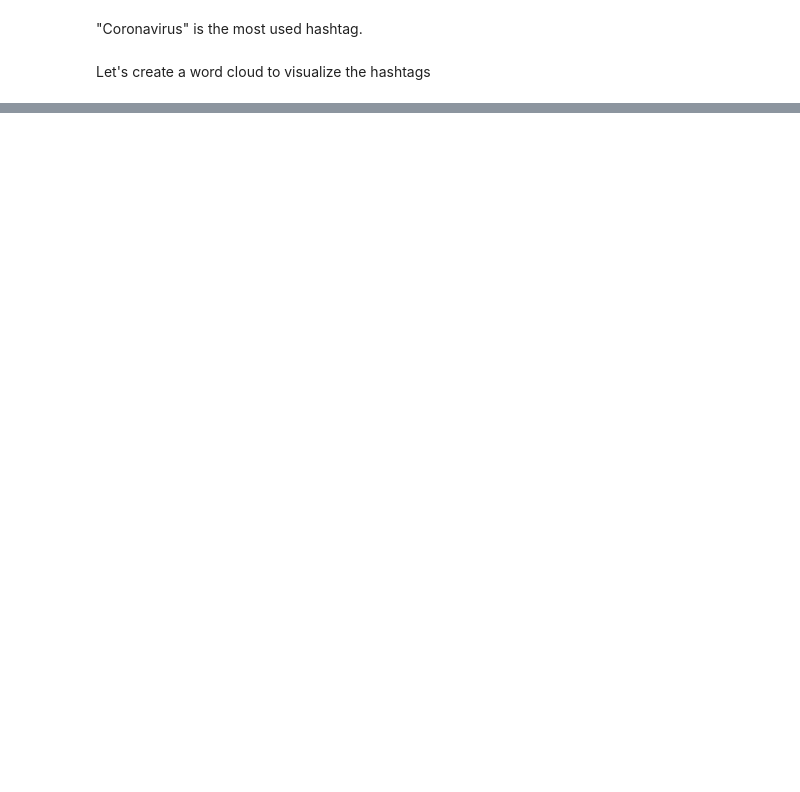
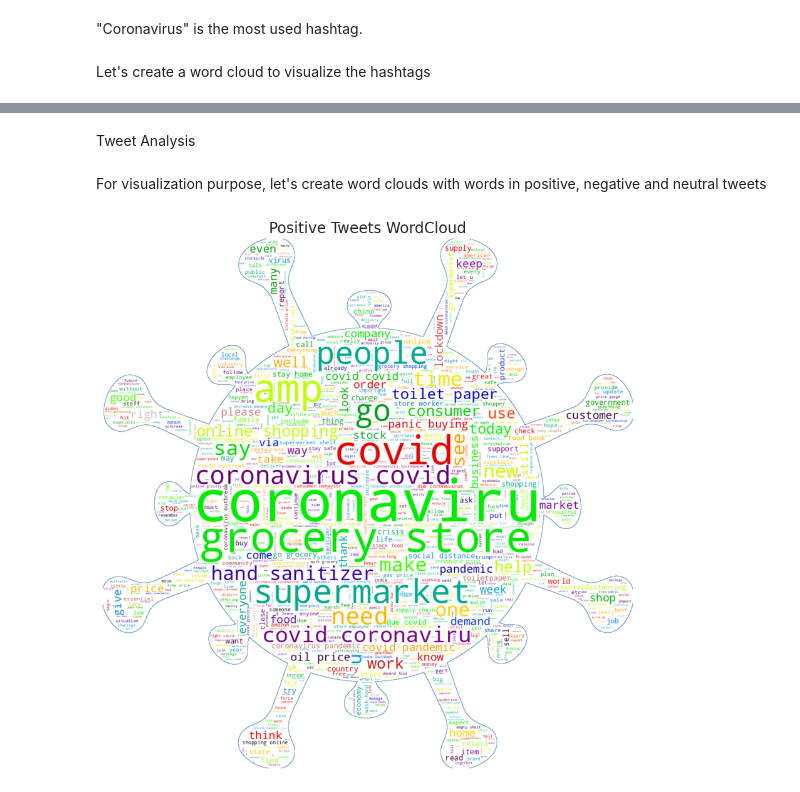
Before and after one commit to harsh15998/classification, a Jupyter notebook: Welcome_To_Colaboratory.ipynb, the cells around one changed output, grey strips where cells are left out. Drawn from its saved outputs; the diff is of its cells as text; code cells hidden in the pictures; blank space fills up the shorter version.

```diff
--- a/Welcome_To_Colaboratory.ipynb
+++ b/Welcome_To_Colaboratory.ipynb
@@ -428,0 +602,9 @@ df.head()
+# %%
+lemmatizer = WordNetLemmatizer()
+
+def lemmatize_text(text):
+  word_list = word_tokenize(text)
+  lemmatized_string = ' '.join([lemmatizer.lemmatize(w , get_wordnet_pos(w)) for w in word_list])
+  return lemmatized_string
+# %%
+df["lemmatized_tweet"] = df["cleaned tweet"].apply(lemmatize_text)
@@ -428,0 +615,4 @@ df.head()
+# %% [markdown]
+Tweet Analysis
+# %% [markdown]
+For visualization purpose, let's create word clouds with words in positive, negative and neutral tweets
@@ -428,0 +621,37 @@ df.head()
+# %%
+def word_cloud(tweetSentiment):
+  import requests
+  "Function to show wordcloud for any textual column"
+
+  # storing words from all tweets
+  all_words = ' '.join([text for text in df['lemmatized_tweet'] ])
+
+  #Storing the url of the image that we will use to mask wordcloud
+  url = "https://images2.imgbox.com/e0/3c/d7SAy9mI_o.png"
+
+  img = Image.open(requests.get(url, stream=True).raw)
+
+  # converting PIL images into NumPy arrays
+  virusMask = np.array(img)
+
+  from wordcloud import WordCloud
+  wordcloud = WordCloud(width=2000, height=1000, max_font_size=200,
+                            background_color="white", max_words=2000, mask = virusMask,
+                            contour_width=1, contour_color="steelblue",
+                            colormap="nipy_spectral").generate(all_words)
+
+  plt.figure(figsize=(13, 11))
+  plt.imshow(wordcloud, interpolation="bilinear")
+  plt.axis('off')
+# %%
+#Creating subsets of the dataframe based on sentiment category Positive, Negative and Neutral
+positive=df[df["Sentiment"]=="Positive"]
+negative=df[df["Sentiment"]=="Negative"]
+neutral=df[df["Sentiment"]=="Neutral"]
+# %%
+#Creating a word cloud with words in positive tweets
+word_cloud(positive)
+plt.title("Positive Tweets WordCloud", fontsize=17)
+plt.show()
+# %% [output]
+[figure, added]
```
Also changed, not shown: parts of 77 cells of this notebook.
